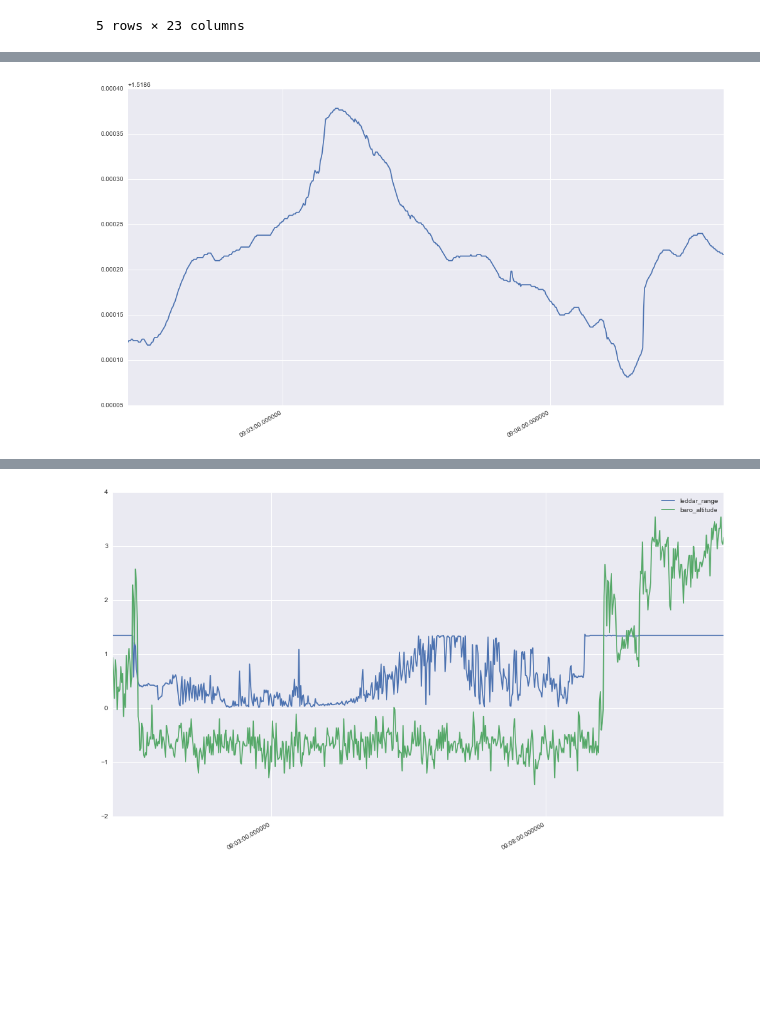
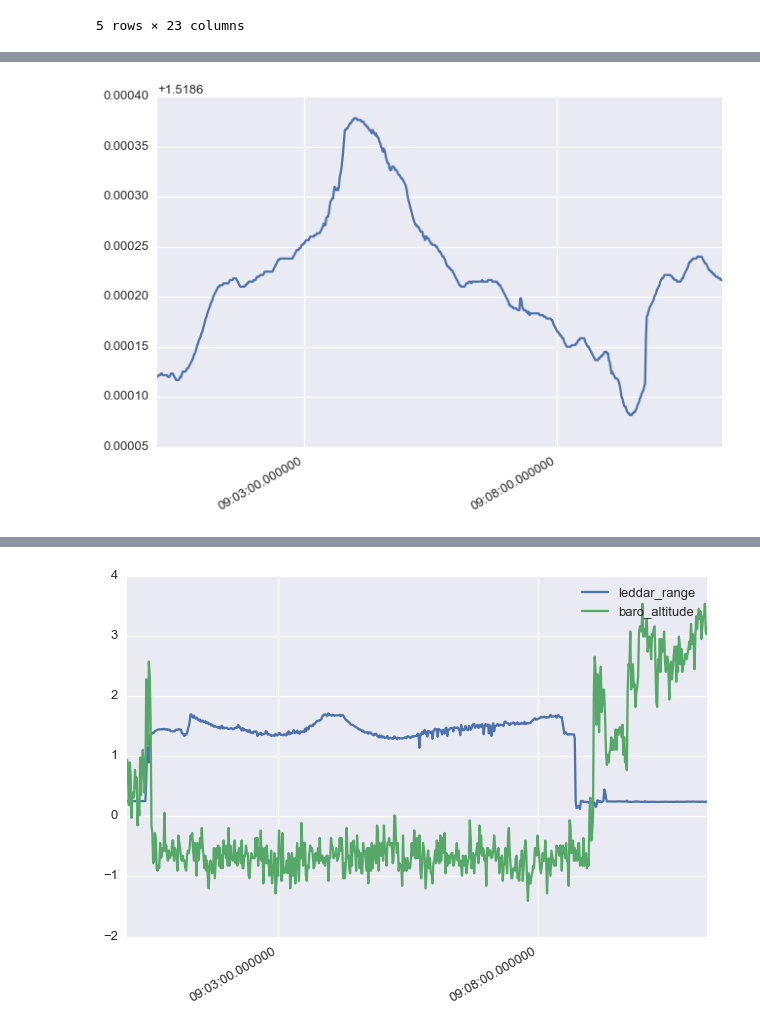
Before and after one commit to hydrones/hydrones, a Jupyter notebook: hydrones/visu/Canal_1.ipynb, the cells around one changed output, grey strips where cells are left out. Saved outputs shown, nothing was run; the diff lists cells and outputs as text; code cells hidden in the pictures; blank space fills up the shorter version.

```diff
--- a/hydrones/visu/Canal_1.ipynb
+++ b/hydrones/visu/Canal_1.ipynb
@@ -10,6 +10,7 @@ import seaborn as sns
 from trajectory import Trajectory
 
 plt.rcParams['figure.figsize'] = (17.0, 10.0)
+sns.set_context('talk')
 # %%
 # load the data into our trajectory object
 t = Trajectory(fileType='binary', directory='/home/pprandi/dev/hydrones/data/Test1', motif='HD_test*')
@@ -51,7 +88,7 @@ plt.show()
 t._measurements['gps_lon'].plot()
 plt.show()
 # %% [output]
-[figure, old version]
+[figure, new version]
 # %%
 # let's plot that on a map
 import folium
@@ -66,17 +103,17 @@ m
 [interactive output not drawn]
 # %%
 # look at measured values a little bit
-t._measurements.loc[:, 'leddar_range'] = t._measurements['leddar_range'] * 0.01
+t._measurements.loc[:, 'leddar_range'] = t._measurements['leddar_range']
 #t._measurements.loc[:, 'leddar_range'] = t._measurements['leddar_range'] - np.mean(t._measurements['leddar_range'].values)
 t._measurements.loc[:, 'baro_altitude'] = t._measurements['baro_altitude'] - np.mean(t._measurements['baro_altitude'].values)
 t._measurements.loc[:, 'gps_altitude'] = t._measurements['gps_altitude'] - np.mean(t._measurements['gps_altitude'].values)
 
 t._measurements['leddar_range'].plot()
 t._measurements['baro_altitude'].plot()
 plt.legend()
 plt.show()
 # %% [output]
-[figure, old version]
+[figure, new version]
 # %%
 # let's estimate a height from altitude - range (should be as flat as possible)
 baro_height = t._measurements['baro_altitude'].values - t._measurements['leddar_range'].values
```
Also changed, not shown: parts of 8 cells of this notebook, 1 other file.
